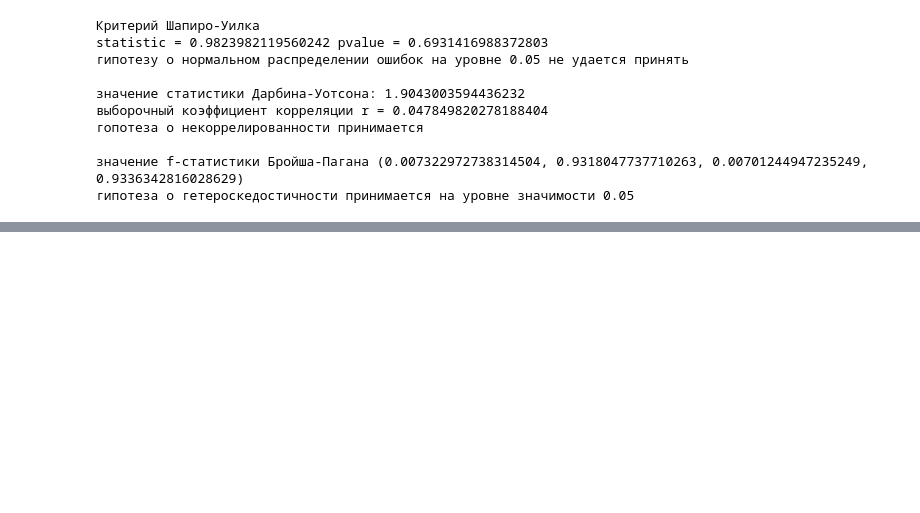
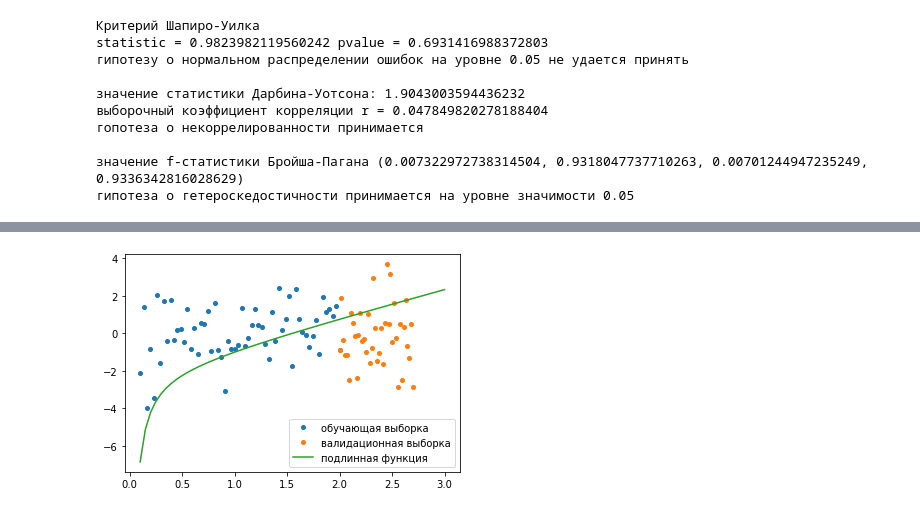
Before and after one commit to KorolevEgor/Econometrics, a Jupyter notebook: prog.ipynb, the cells around one changed output, grey strips where cells are left out. Cells and saved outputs as stored; diff of their text form; code cells hidden in the pictures; blank space fills up the shorter version.

```diff
--- a/prog.ipynb
+++ b/prog.ipynb
@@ -665,0 +739,25 @@ statistic = 0.9823982119560242 pvalue = 0.6931416988372803
+# %%
+sample_size = 60
+delta = 0.9
+u_rand = [random.normalvariate(0, sigma**2) for _ in range(sample_size)]
+w_rand = [random.uniform(0.0, 1.0) for _ in range(sample_size)]
+h_data_quantile = np.linspace(left_bound, right_bound, sample_size)
+y_data_quantile = [law_fun(h_data_quantile[i]) +
+                   np.abs(u_rand[i]) if w_rand[i] > delta else u_rand[i] for i in range(sample_size)]
+
+test_sample_size = 40
+shift = right_bound - left_bound
+h_data_test_quantile = np.linspace(left_bound + shift, right_bound + 0.7, test_sample_size)
+u_rand = [random.normalvariate(0, sigma**2) for _ in range(test_sample_size)]
+w_rand = [random.uniform(0.0, 1.0) for _ in range(test_sample_size)]
+h_data_test_quantile = np.linspace(left_bound + shift, right_bound + 0.7, test_sample_size)
+y_data_test_quantile = [law_fun(h_data_test_quantile[i]) +
+                   np.abs(u_rand[i]) if w_rand[i] > delta else u_rand[i] for i in range(test_sample_size)]
+
+plt.plot(h_data_quantile, y_data_quantile, 'o', label='обучающая выборка', markersize=4)
+plt.plot(h_data_test_quantile, y_data_test_quantile, 'o', label='валидационная выборка', markersize=4)
+plt.plot(h_law, y_law, '-', label='подлинная функция')
+plt.legend()
+plt.show()
+# %% [output]
+[figure, added]
```
Also changed, not shown: parts of 12 cells of this notebook, 3 other files.
